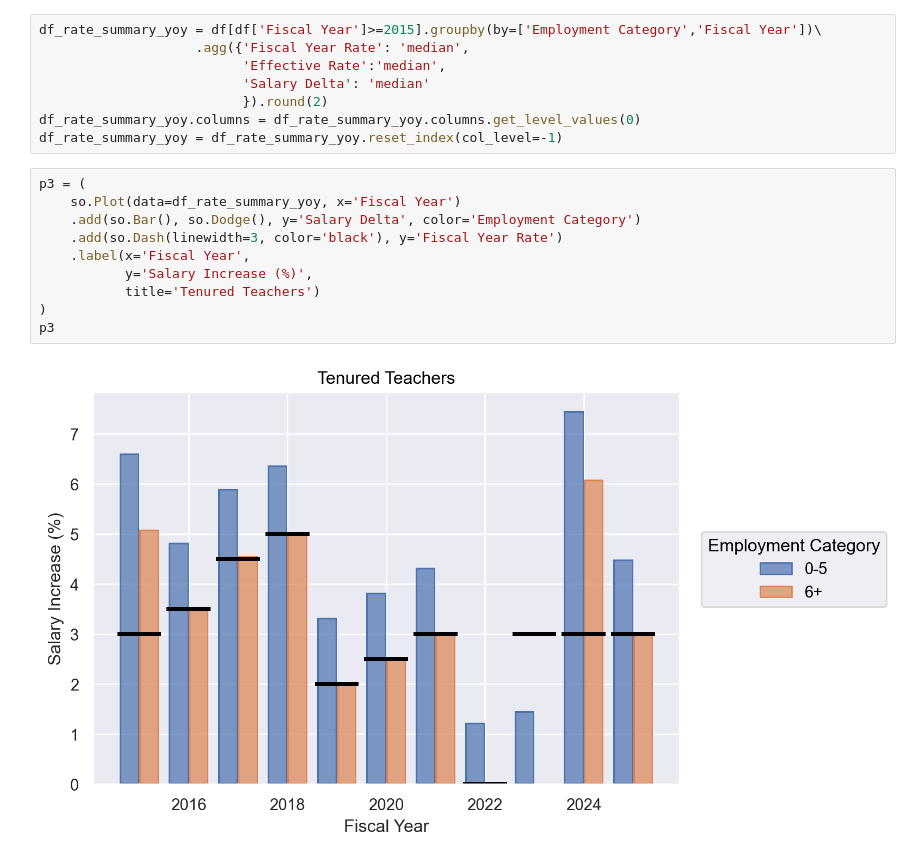
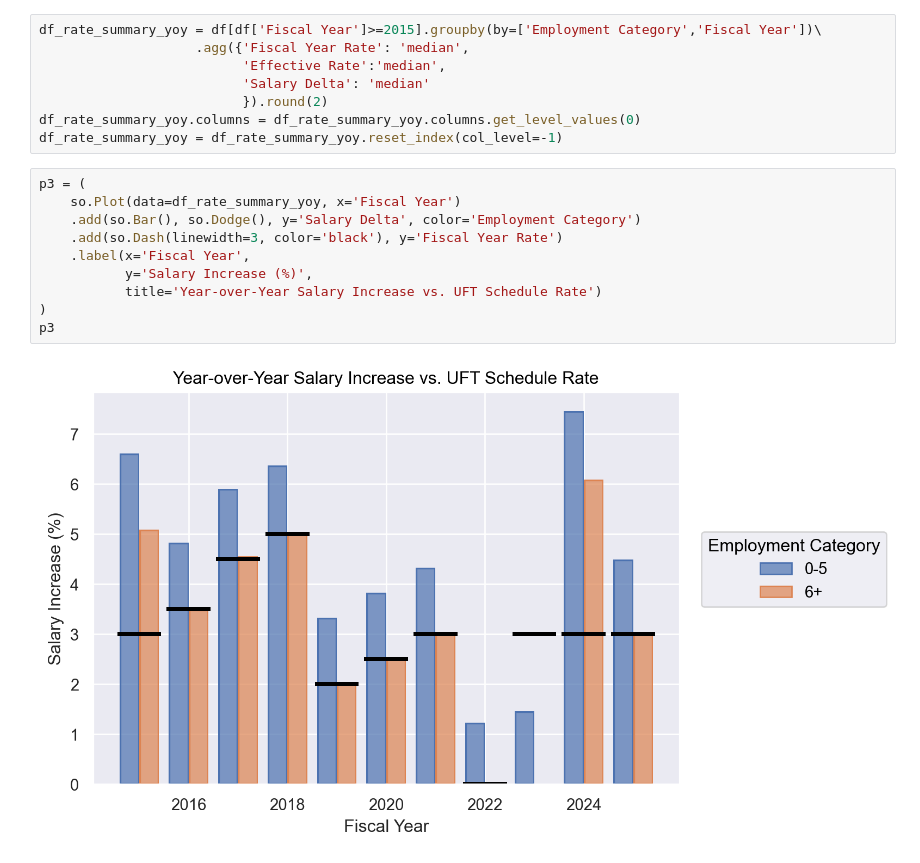
Before and after one commit to Promeos/nyc-teacher-union-value-analysis, a Jupyter notebook: nyc_teacher_salary_analysis.ipynb, the cells around one changed output. Saved outputs shown, nothing was run; the diff lists cells and outputs as text.

```diff
--- a/nyc_teacher_salary_analysis.ipynb
+++ b/nyc_teacher_salary_analysis.ipynb
@@ -274,15 +292,15 @@ df_rate_summary_yoy = df_rate_summary_yoy.reset_index(col_level=-1)
 # %%
 p3 = (
     so.Plot(data=df_rate_summary_yoy, x='Fiscal Year')
     .add(so.Bar(), so.Dodge(), y='Salary Delta', color='Employment Category')
     .add(so.Dash(linewidth=3, color='black'), y='Fiscal Year Rate')
     .label(x='Fiscal Year',
            y='Salary Increase (%)',
-           title='Tenured Teachers')
+           title='Year-over-Year Salary Increase vs. UFT Schedule Rate')
 )
 p3
 # %% [output]
-[figure, old version]
+[figure, new version]
 # %%
 p4 = (
     so.Plot(data=df_rate_summary_yoy, x='Fiscal Year')
```
Also changed, not shown: parts of 13 cells of this notebook, 2 other files.
